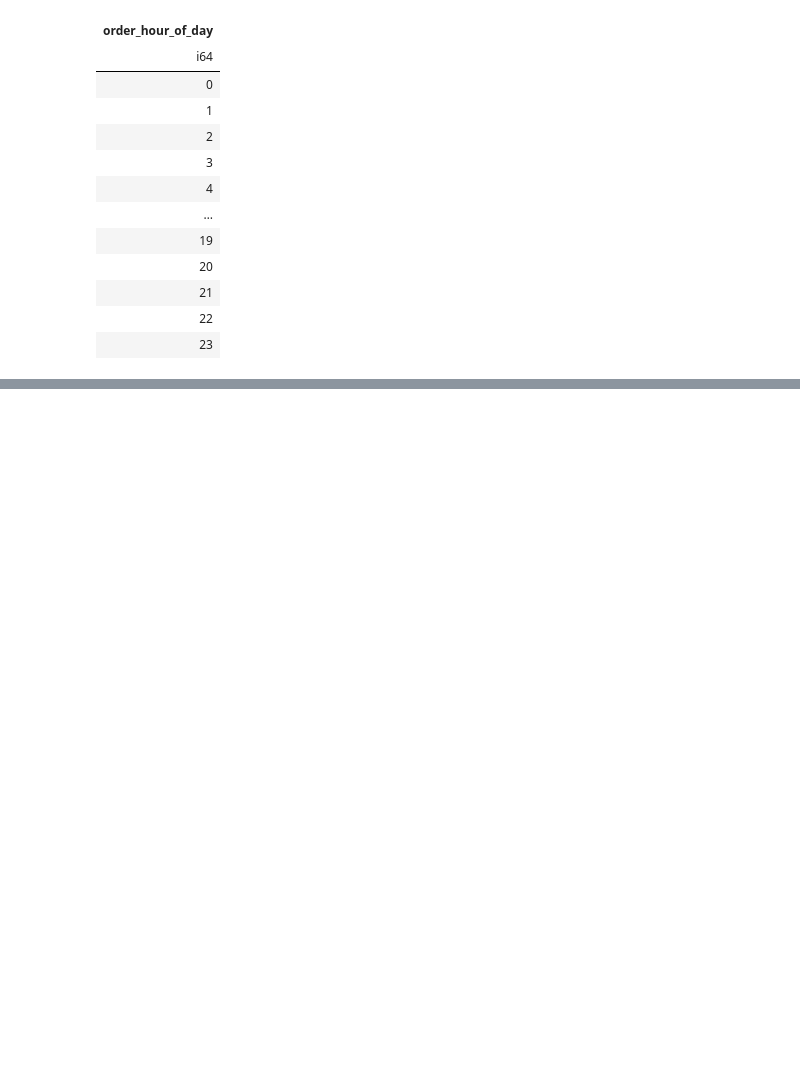
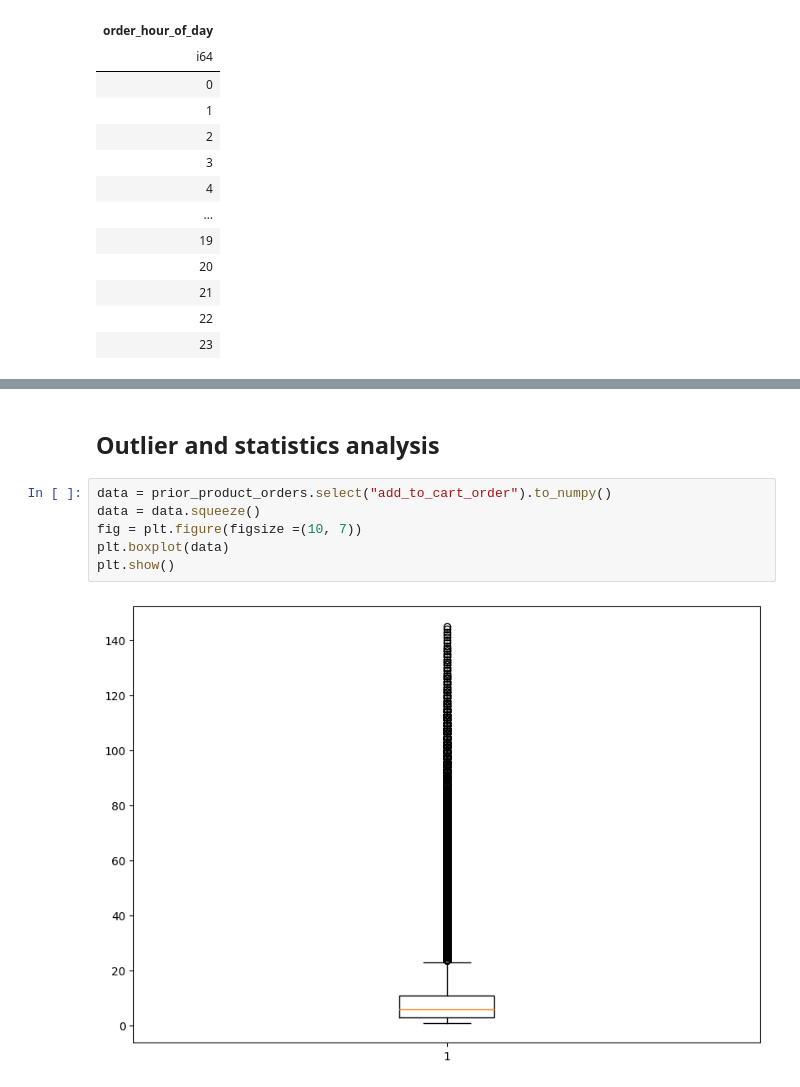
Before and after one commit to d-sutariya/Instacart-Basket-Recommendation, a Jupyter notebook: instacart-basket-analysis-data-check.ipynb, the cells around one changed output, grey strips where cells are left out. Cells and saved outputs as stored; diff of their text form; blank space fills up the shorter version.

Commit message:
Kaggle Notebook | instacart_basket_analysis_data_check | Version 3

```diff
--- a/instacart-basket-analysis-data-check.ipynb
+++ b/instacart-basket-analysis-data-check.ipynb
@@ -121,0 +187,10 @@ orders_df['days_since_prior_order'].max()
+# %% [markdown]
+## Outlier and statistics analysis
+# %%
+data = prior_product_orders.select("add_to_cart_order").to_numpy()
+data = data.squeeze()
+fig = plt.figure(figsize =(10, 7))
+plt.boxplot(data)
+plt.show()
+# %% [output]
+[figure, added]
```
Also changed, not shown: parts of 21 cells of this notebook.
